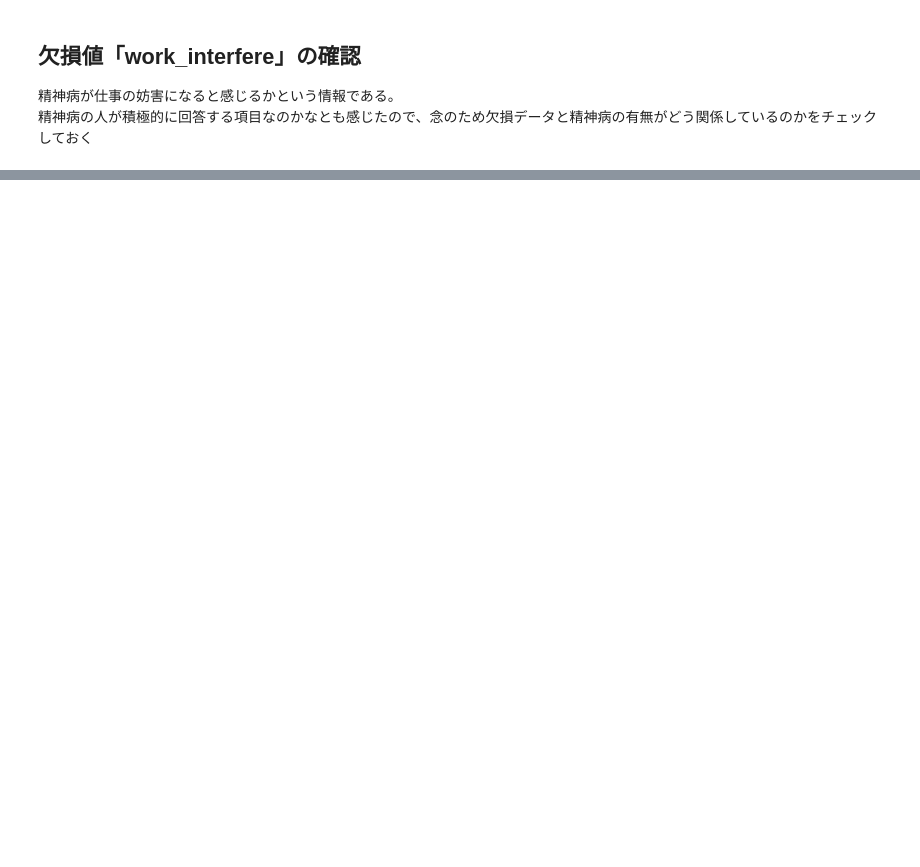
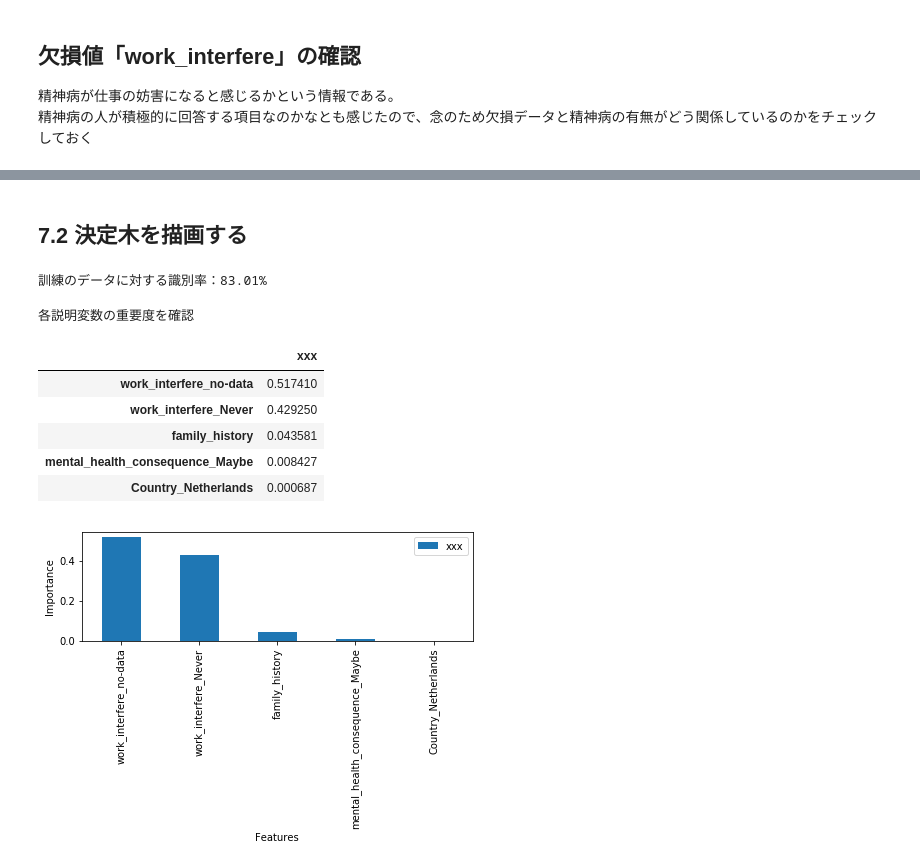
Before and after one commit to megadreams14/kaggle, a Jupyter notebook: mental-health-in-tech-survey/notebook.ipynb, the cells around one changed output, grey strips where cells are left out. Saved outputs shown, nothing was run; the diff lists cells and outputs as text; code cells hidden in the pictures; blank space fills up the shorter version.

Commit message:
add: work day7 DecisionTreeClassifier, RandomForestClassifier, AdaBoostClassifier

```diff
--- a/mental-health-in-tech-survey/notebook.ipynb
+++ b/mental-health-in-tech-survey/notebook.ipynb
@@ -1272,0 +231,3 @@ work_interfere_no-data: -0.504441
+# %%
+# work_interfere の未記入データを「no-data」という文字列で補完する
+df_data = df_data.fillna({"work_interfere":"no-data"})
@@ -1272,0 +240,2 @@ work_interfere_no-data: -0.504441
+# %%
+df_data = df_data.fillna({"comments":""})
@@ -1272,0 +539,5 @@ work_interfere_no-data: -0.504441
+# %%
+# データを準備する
+y = df_data_c["treatment"].values
+X = df_data_c.iloc[:,1:].values
+X_columns = df_data_c.iloc[:,1:].columns
@@ -1272,0 +589,47 @@ work_interfere_no-data: -0.504441
+# %% [markdown]
+## 7.2 決定木を描画する
+# %%
+X_train = X
+y_train = y
+
+# グリッドサーチの結果より
+param_criterion = "gini"
+param_min_samples_split = 2
+param_min_samples_leaf = 5
+param_max_depth = 3
+
+clf = DecisionTreeClassifier(
+    random_state=1234,
+    criterion=param_criterion,
+    min_samples_leaf=param_min_samples_leaf,
+    min_samples_split=param_min_samples_split
+)
+clf.fit(X_train, y_train)
+
+clf = DecisionTreeClassifier(criterion=param_criterion, max_depth=param_max_depth, min_samples_split=param_min_samples_split, min_samples_leaf=param_min_samples_leaf, random_state=1234)
+clf = clf.fit(X_train, y_train)
+
+print('訓練のデータに対する識別率：{0:.2f}%'.format(clf.score(X_train, y_train) * 100))
+#print(clf.predict(X_test)) #予測したい場合
+# %% [output]
+訓練のデータに対する識別率：83.01%
+# %%
+print("各説明変数の重要度を確認")
+#print(clf.feature_importances_)
+
+df_result_score = pd.DataFrame(clf.feature_importances_, index=X_columns, columns=["xxx"])
+df_sort = df_result_score.sort_values(by=["xxx"], ascending=False).head()
+display(df_sort)
+df_sort.plot.bar(figsize=(7,2))
+plt.ylabel("Importance")
+plt.xlabel("Features")
+plt.show()
+# %% [output]
+各説明変数の重要度を確認
+|  | xxx |
+| work_interfere_no-data | 0.517410 |
+| work_interfere_Never | 0.429250 |
+| family_history | 0.043581 |
+| mental_health_consequence_Maybe | 0.008427 |
+| Country_Netherlands | 0.000687 |
+[figure, added]
```
Also changed, not shown: parts of 138 cells of this notebook.
